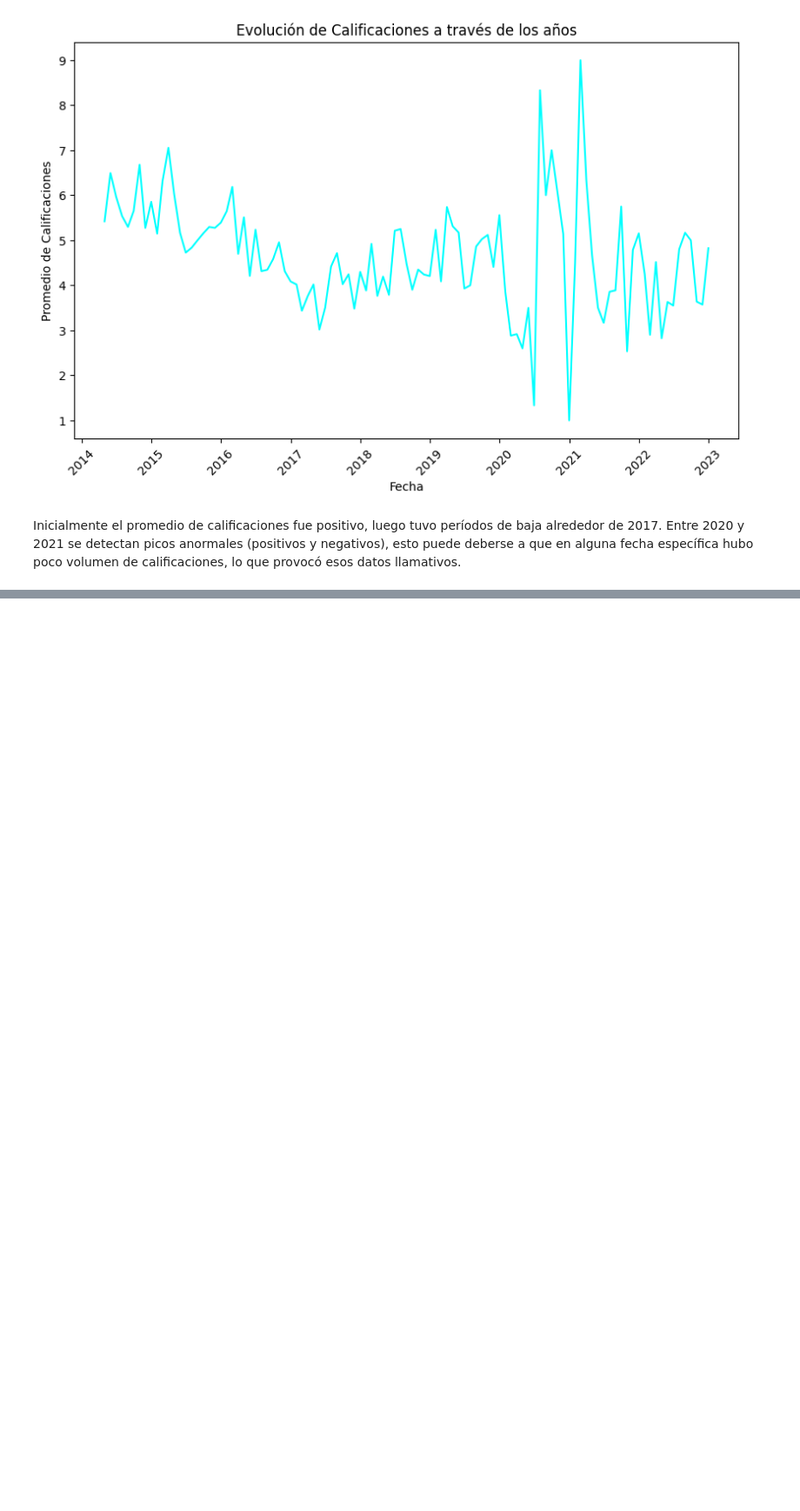
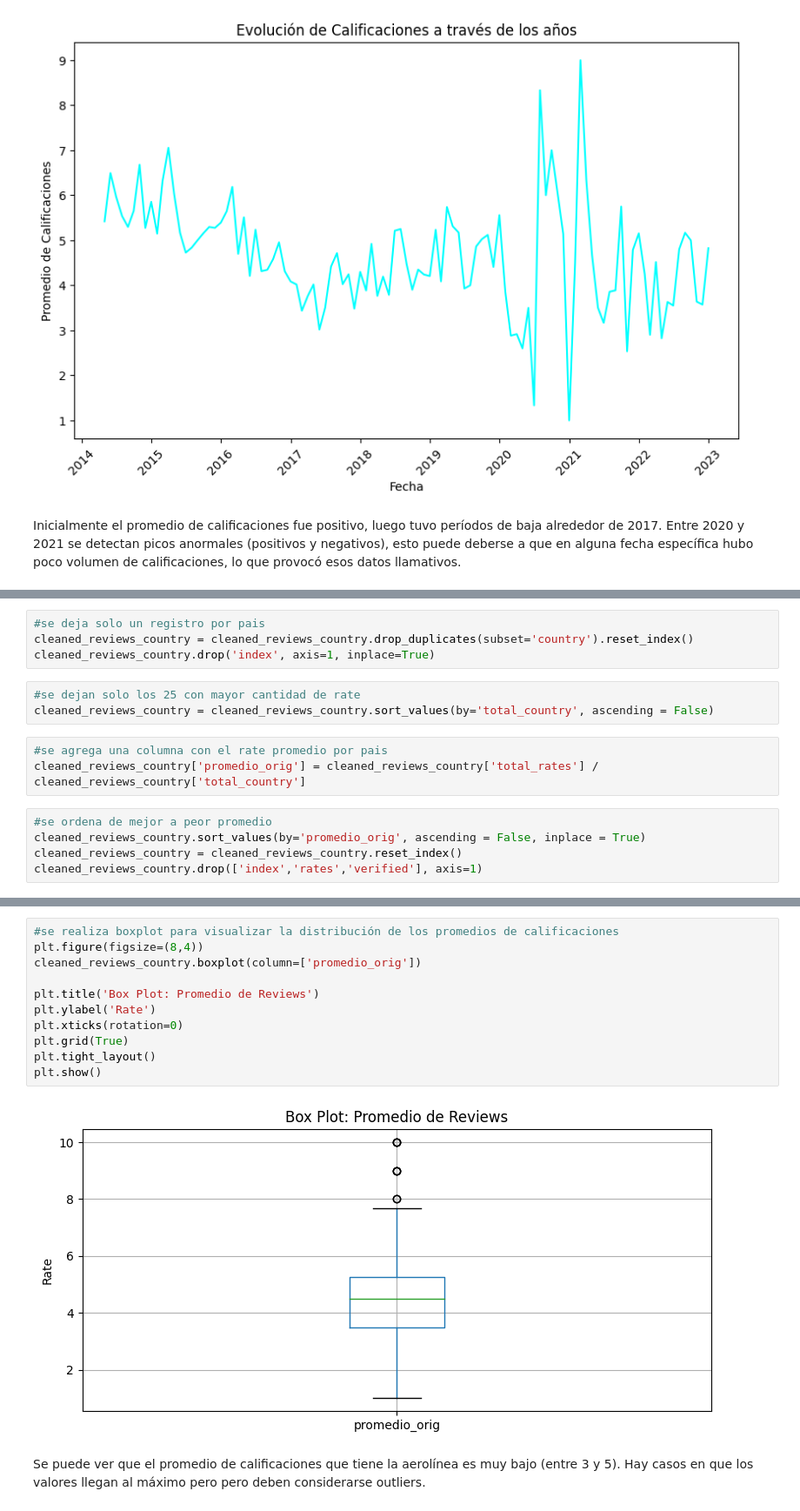
Before and after one commit to alexguttlein/TP1-AnalisisExploratorioDeDatos, a Jupyter notebook: TP1_Análisis_Exploratorio_de_Datos.ipynb, the cells around one changed output, grey strips where cells are left out. Shown at 87% size. Saved outputs shown, nothing was run; the diff lists cells and outputs as text; blank space fills up the shorter version.

```diff
--- a/TP1_Análisis_Exploratorio_de_Datos.ipynb
+++ b/TP1_Análisis_Exploratorio_de_Datos.ipynb
@@ -382,0 +524,15 @@ Inicialmente el promedio de calificaciones fue positivo, luego tuvo períodos de
+# %%
+#se deja solo un registro por pais
+cleaned_reviews_country = cleaned_reviews_country.drop_duplicates(subset='country').reset_index()
+cleaned_reviews_country.drop('index', axis=1, inplace=True)
+# %%
+#se dejan solo los 25 con mayor cantidad de rate
+cleaned_reviews_country = cleaned_reviews_country.sort_values(by='total_country', ascending = False)
+# %%
+#se agrega una columna con el rate promedio por pais
+cleaned_reviews_country['promedio_orig'] = cleaned_reviews_country['total_rates'] / cleaned_reviews_country['total_country']
+# %%
+#se ordena de mejor a peor promedio
+cleaned_reviews_country.sort_values(by='promedio_orig', ascending = False, inplace = True)
+cleaned_reviews_country = cleaned_reviews_country.reset_index()
+cleaned_reviews_country.drop(['index','rates','verified'], axis=1)
@@ -382,0 +553,15 @@ Inicialmente el promedio de calificaciones fue positivo, luego tuvo períodos de
+# %%
+#se realiza boxplot para visualizar la distribución de los promedios de calificaciones
+plt.figure(figsize=(8,4))
+cleaned_reviews_country.boxplot(column=['promedio_orig'])
+
+plt.title('Box Plot: Promedio de Reviews')
+plt.ylabel('Rate')
+plt.xticks(rotation=0)
+plt.grid(True)
+plt.tight_layout()
+plt.show()
+# %% [output]
+[figure, added]
+# %% [markdown]
+Se puede ver que el promedio de calificaciones que tiene la aerolínea es muy bajo (entre 3 y 5). Hay casos en que los valores llegan al máximo pero pero deben considerarse outliers.
```
Also changed, not shown: parts of 28 cells of this notebook.
